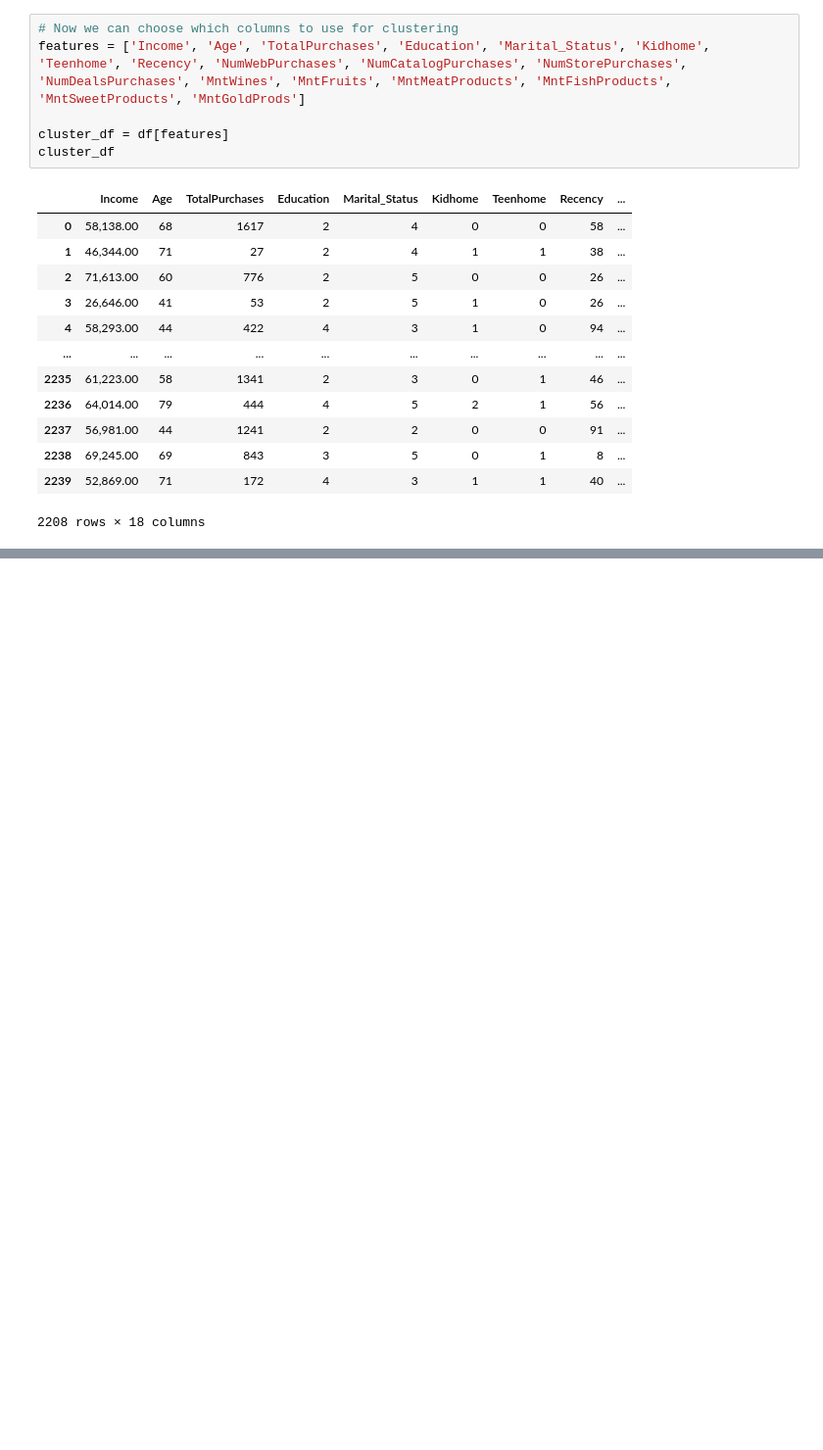
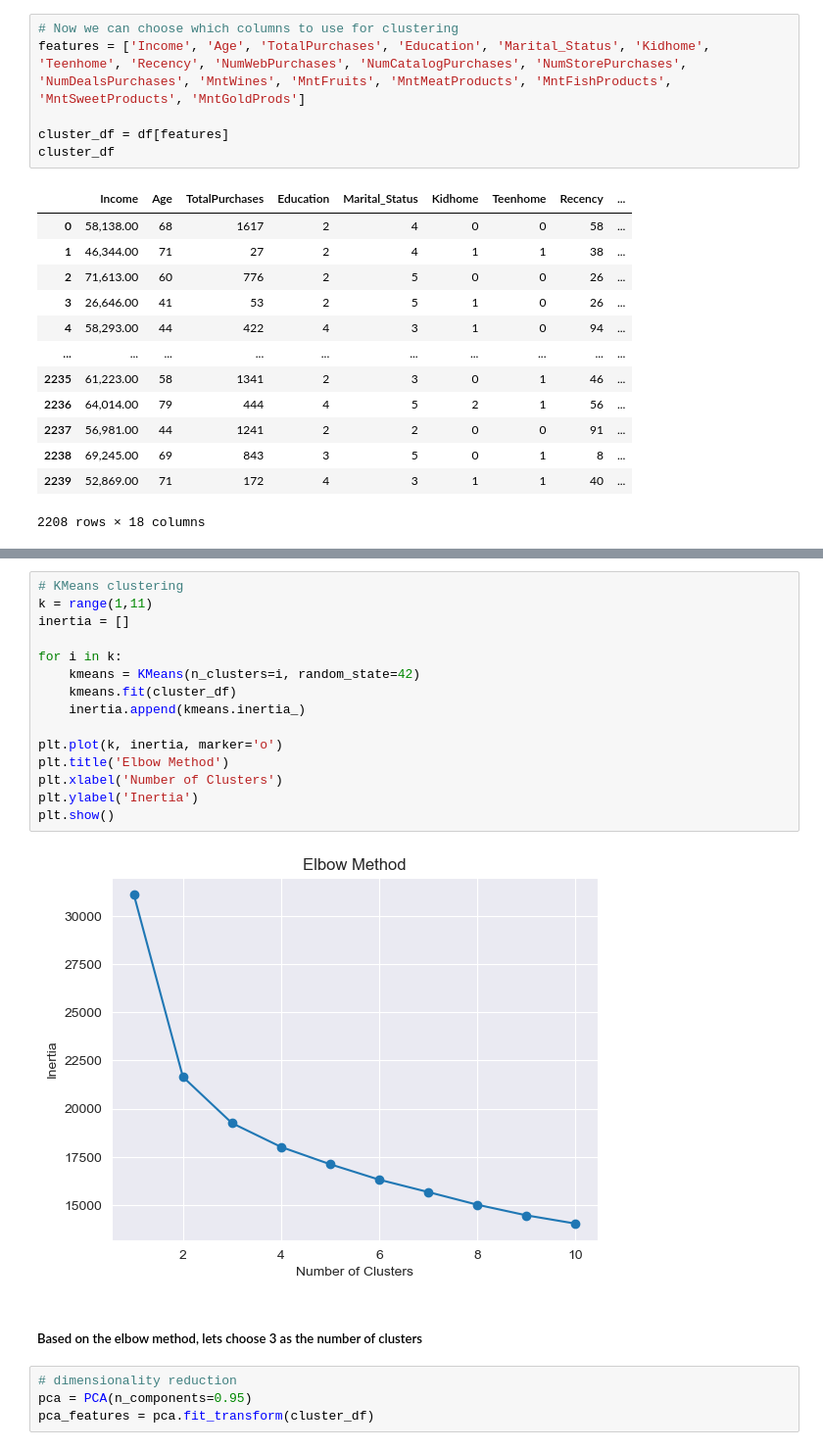
Before and after one commit to emmanuelaraba/customer-classification, a Jupyter notebook: customer-classification.ipynb, the cells around one changed output, grey strips where cells are left out. Shown at 98% size. Saved outputs shown, nothing was run; the diff lists cells and outputs as text; blank space fills up the shorter version.

```diff
--- a/customer-classification.ipynb
+++ b/customer-classification.ipynb
@@ -316,0 +320,23 @@ plt.show()
+# %%
+# KMeans clustering
+k = range(1,11)
+inertia = []
+
+for i in k:
+    kmeans = KMeans(n_clusters=i, random_state=42)
+    kmeans.fit(cluster_df)
+    inertia.append(kmeans.inertia_)
+
+plt.plot(k, inertia, marker='o')
+plt.title('Elbow Method')
+plt.xlabel('Number of Clusters')
+plt.ylabel('Inertia')
+plt.show()
+# %% [output]
+[figure, added]
+# %% [markdown]
+##### Based on the elbow method, lets choose 3 as the number of clusters
+# %%
+# dimensionality reduction
+pca = PCA(n_components=0.95)
+pca_features = pca.fit_transform(cluster_df)
```
Also changed, not shown: parts of 10 cells of this notebook.
